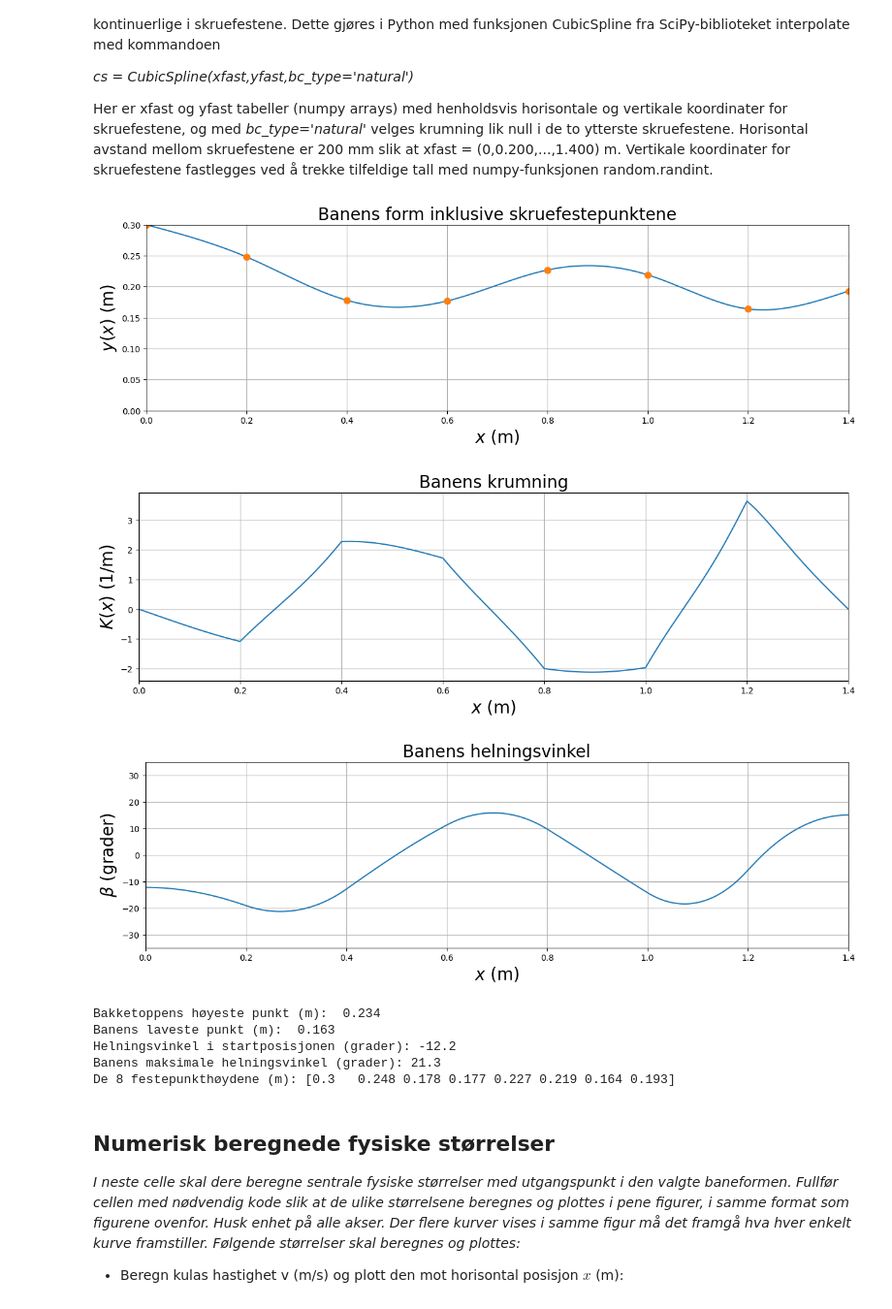
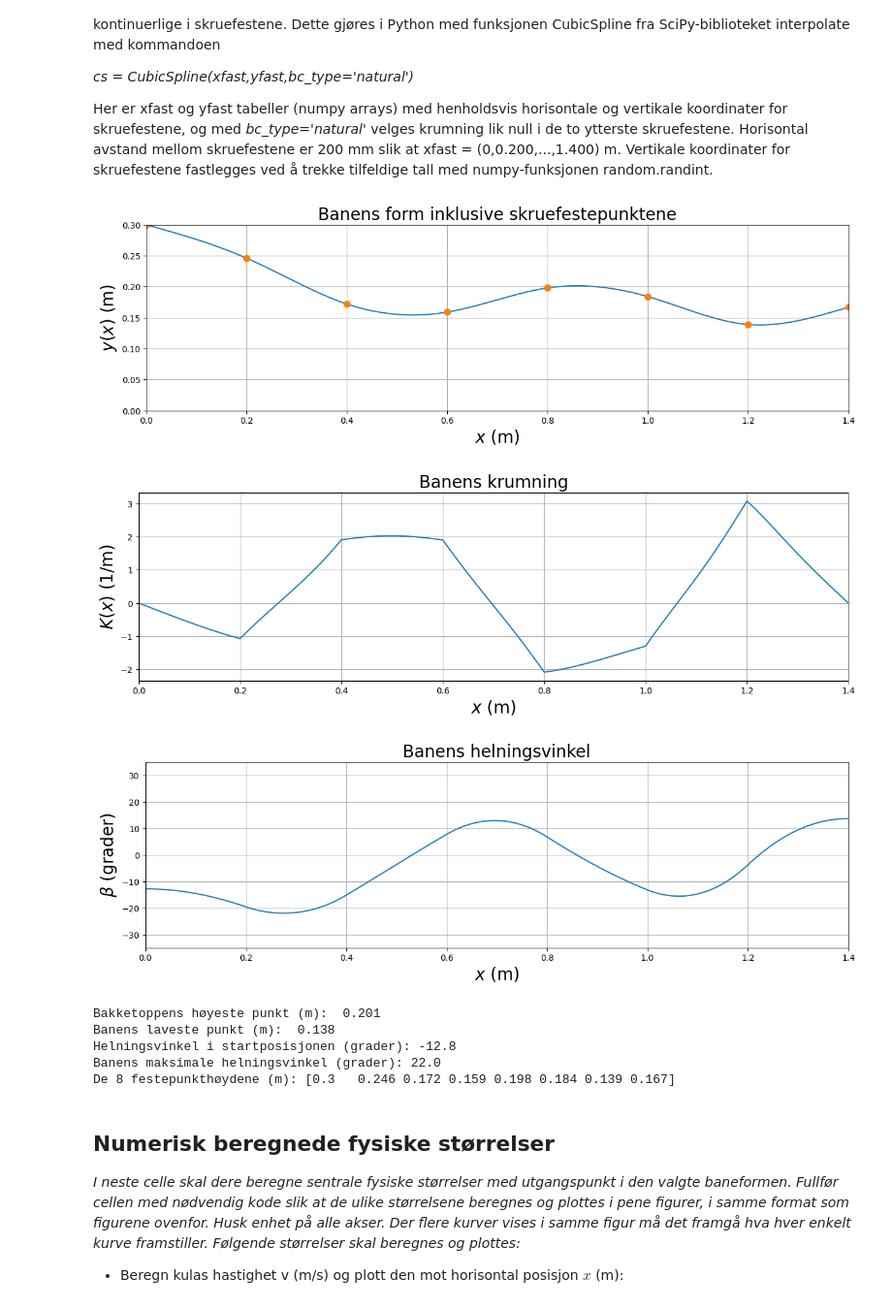
Before and after one commit to sigurhag/notebook_mal_H25, a Jupyter notebook: notebook_mal_H25.ipynb, the cells around one changed output. Shown at 97% size. Saved outputs shown, nothing was run; the diff lists cells and outputs as text; code cells hidden in the pictures.

```diff
--- a/notebook_mal_H25.ipynb
+++ b/notebook_mal_H25.ipynb
@@ -88,7 +88,7 @@ yfast[7] = yfast[6] + np.random.randint(-40,40)/1000
 #Kjør denne cellen så mange ganger dere vil, inntil dere får en baneform dere er fornøyd med.
 #Når endelig baneform er valgt:
 #Sett inn skruehøydene med 3 desimaler (m) og fjern kommentarsymbolet ("#") i neste linje.
-#yfast = np.asarray([0.300,,,,,,,])
+yfast = np.asarray([0.3,0.246,0.172,0.159,0.198,0.184,0.139, 0.167])
 #Når endelig baneform er valgt, kan dere gjerne legge inn # i starten på de 8 linjene som beregner yfast[] ovenfor
 
 #Beregninger:
@@ -132,41 +132,41 @@ plt.title('Banens krumning',fontsize=20)
 plt.xlabel('$x$ (m)',fontsize=20)
 plt.ylabel('$K(x)$ (1/m)',fontsize=20)
 plt.xlim(0,1.400)
 plt.grid()
 plt.show()
 
 
 #Plotting av banens helningsvinkel
 plt.figure(figsize=(15,4))
 plt.plot(x,betadeg)
 plt.title('Banens helningsvinkel',fontsize=20)
 plt.xlabel('$x$ (m)',fontsize=20)
 plt.ylabel(r'$\beta$ (grader)',fontsize=20)
 plt.ylim(-35,35)
 plt.xlim(0,1.400)
 plt.grid()
 plt.show()
 
 y37 = y[400:1400]
 y27 = y[200:1400]
 y37min = np.min(y37)
 y37max = np.max(y37)
 y27min = np.min(y27)
 y27max = np.max(y27)
 print('Bakketoppens høyeste punkt (m): %6.3f' %y37max)
 print('Banens laveste punkt (m): %6.3f' %y27min)
 print('Helningsvinkel i startposisjonen (grader): %4.1f' %startvinkel)
 print('Banens maksimale helningsvinkel (grader): %4.1f' %maksvinkel)
 print('De 8 festepunkthøydene (m):', yfast)
 # %% [output]
-[figure, old version]
+[figure, new version]
-[figure, old version]
+[figure, new version]
-[figure, old version]
+[figure, new version]
-Bakketoppens høyeste punkt (m):  0.234
-Banens laveste punkt (m):  0.163
-Helningsvinkel i startposisjonen (grader): -12.2
-Banens maksimale helningsvinkel (grader): 21.3
-De 8 festepunkthøydene (m): [0.3   0.248 0.178 0.177 0.227 0.219 0.164 0.193]
+Bakketoppens høyeste punkt (m):  0.201
+Banens laveste punkt (m):  0.138
+Helningsvinkel i startposisjonen (grader): -12.8
+Banens maksimale helningsvinkel (grader): 22.0
+De 8 festepunkthøydene (m): [0.3   0.246 0.172 0.159 0.198 0.184 0.139 0.167]
 # %% [markdown]
 ## Numerisk beregnede fysiske størrelser
 *I neste celle skal dere beregne sentrale fysiske størrelser med utgangspunkt i den valgte baneformen. Fullfør cellen med nødvendig kode slik at de ulike størrelsene beregnes og plottes i pene figurer, i samme format som figurene ovenfor. Husk enhet på alle akser. Der flere kurver vises i samme figur må det framgå hva hver enkelt kurve framstiller. Følgende størrelser skal beregnes og plottes:*
```
Also changed, not shown: parts of 3 cells of this notebook.
